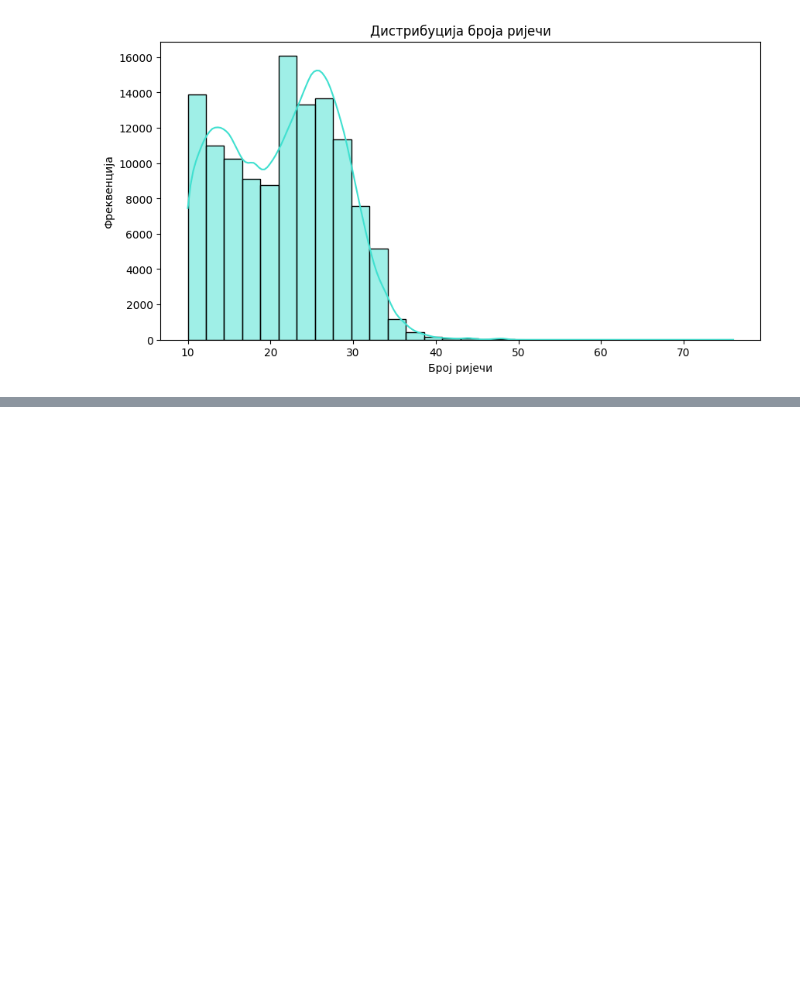
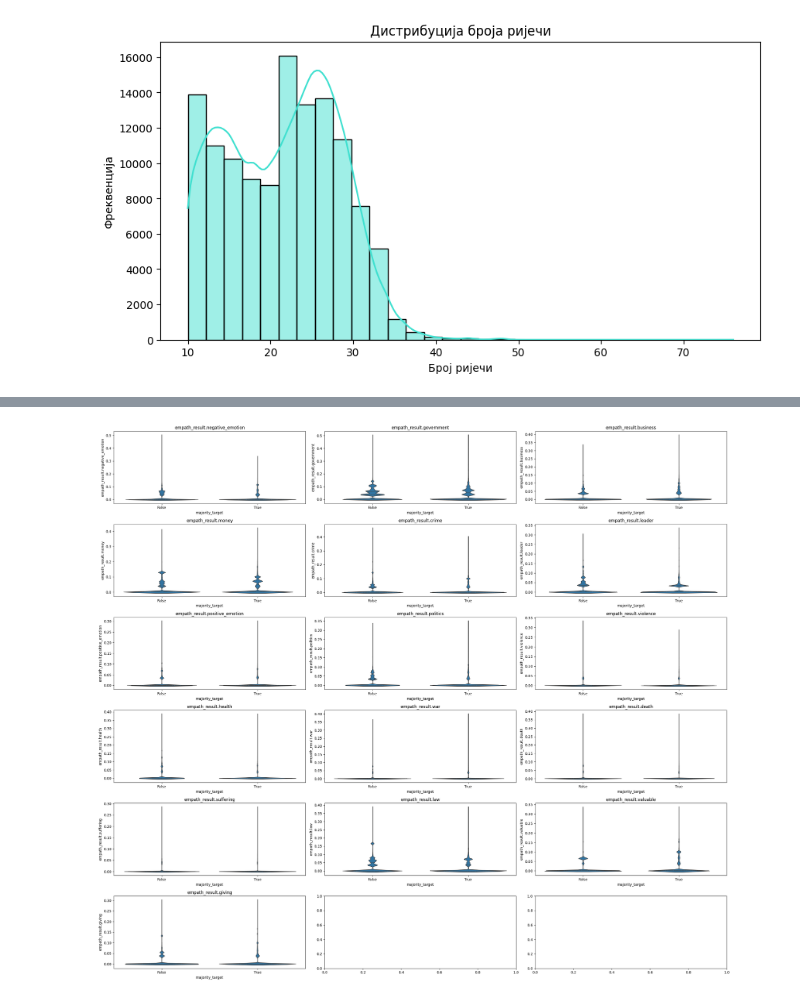
Before and after one commit to SaraTalic/fake-news-twitter-detection, a Jupyter notebook: preprocessing.ipynb, the cells around one changed output, grey strips where cells are left out. Saved outputs shown, nothing was run; the diff lists cells and outputs as text; code cells hidden in the pictures; blank space fills up the shorter version.

```diff
--- a/preprocessing.ipynb
+++ b/preprocessing.ipynb
@@ -391,0 +375,3 @@ plt.show()
+# %%
+df_empath = pd.read_csv("df_empath_21.csv")
+df_empath
@@ -391,0 +467,3 @@ plt.show()
+# %%
+merged_df = pd.merge(df, df_empath2, on='tweet_new', how='inner')
+merged_df
@@ -391,0 +486,34 @@ plt.show()
+# %%
+
+columns = [
+    "empath_result.negative_emotion",
+    "empath_result.government",
+    "empath_result.business",
+    "empath_result.money",
+    "empath_result.crime",
+    "empath_result.leader",
+    "empath_result.positive_emotion",
+    "empath_result.politics",
+    "empath_result.violence",
+    "empath_result.health",
+    "empath_result.war",
+    "empath_result.death",
+    "empath_result.suffering",
+    "empath_result.law",
+    "empath_result.valuable",
+    "empath_result.giving"
+]
+
+n_rows = 6
+n_cols = 3
+fig, axes = plt.subplots(n_rows, n_cols, figsize=(25, 22))
+
+for i, col in enumerate(columns):
+    row, col_index = divmod(i, n_cols)
+    sns.violinplot(x='majority_target', y=col, data=merged_df, inner="quartile", ax=axes[row, col_index])
+    axes[row, col_index].set_title(col)
+
+plt.tight_layout()
+plt.show()
+# %% [output]
+[figure, added]
```
Also changed, not shown: parts of 27 cells of this notebook, 1 other file.
